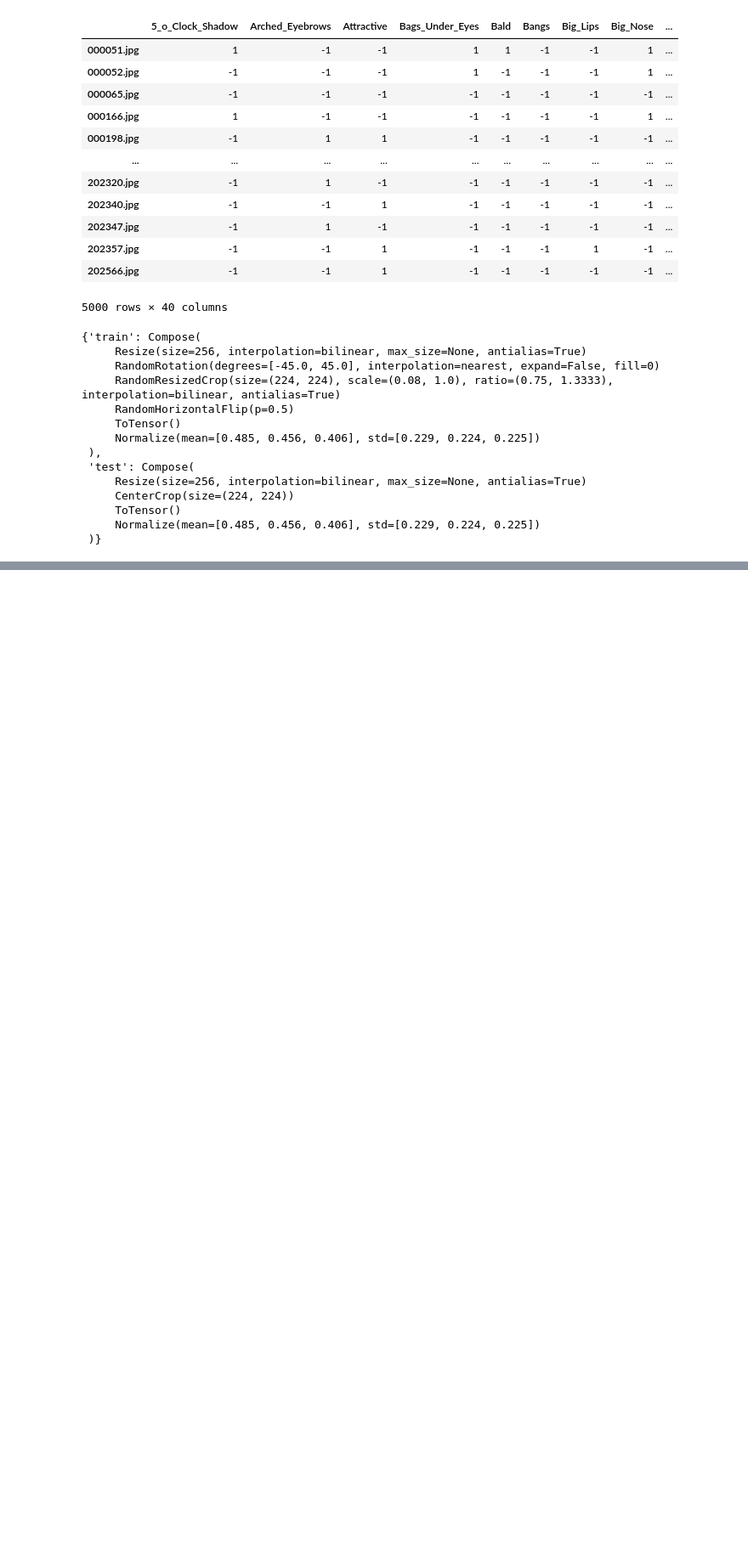
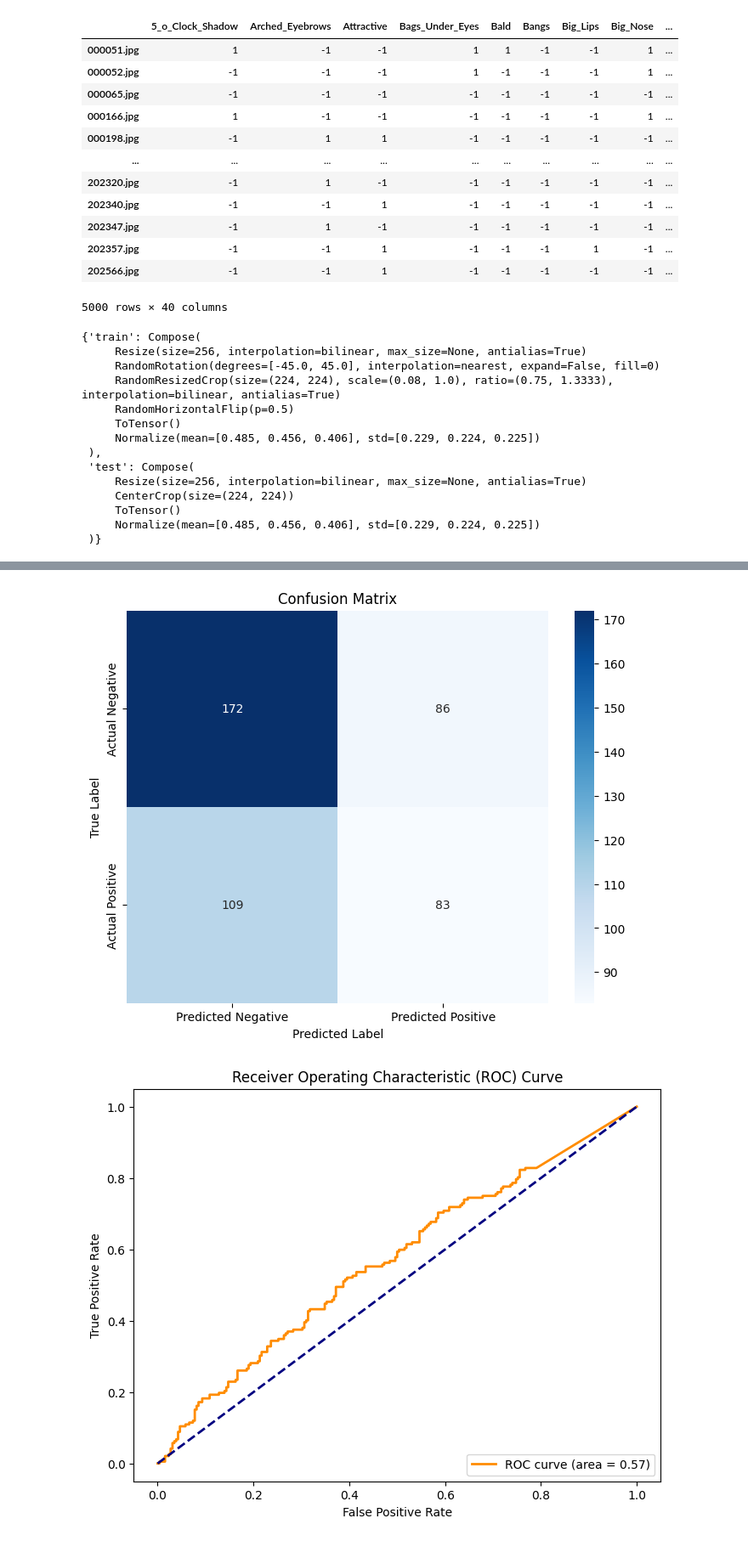
Before and after one commit to insomnius/aiiindonesia-project-1, a Jupyter notebook: arib/model_iteration_1.ipynb, the cells around one changed output, grey strips where cells are left out. Shown at 85% size. Cells and saved outputs as stored; diff of their text form; code cells hidden in the pictures; blank space fills up the shorter version.

```diff
--- a/arib/model_iteration_1.ipynb
+++ b/arib/model_iteration_1.ipynb
@@ -119,0 +300,51 @@ test_df
+# %%
+import matplotlib.pyplot as plt
+import pandas as pd
+from sklearn.metrics import roc_curve, auc, precision_recall_curve, average_precision_score
+from tensorflow.keras.models import Sequential
+from tensorflow.keras.layers import Conv2D, MaxPooling2D, Flatten, Dense
+from tensorflow.keras.preprocessing.image import ImageDataGenerator
+import seaborn as sns
+from sklearn.metrics import confusion_matrix
+# Evaluate the model on the validation set
+evaluation = model.evaluate(valid_generator)
+# Print the evaluation results
+print(f"Validation Loss: {evaluation[0]}")
+print(f"Validation Accuracy: {evaluation[1]}")
+# Plot the confusion matrix
+true_labels = valid_generator.classes
+predictions = model.predict(valid_generator)
+binary_predictions = [1 if pred > 0.5 else 0 for pred in predictions]
+conf_matrix = confusion_matrix(true_labels, binary_predictions)
+plt.figure(figsize=(8, 6))
+sns.heatmap(conf_matrix, annot=True, fmt='g', cmap='Blues',
+ xticklabels=['Predicted Negative', 'Predicted Positive'],
+ yticklabels=['Actual Negative', 'Actual Positive'])
+plt.title('Confusion Matrix')
+plt.xlabel('Predicted Label')
+plt.ylabel('True Label')
+plt.show()
+# Plot ROC Curve
+fpr, tpr, thresholds = roc_curve(true_labels, predictions)
+roc_auc = auc(fpr, tpr)
+plt.figure(figsize=(8, 6))
+plt.plot(fpr, tpr, color='darkorange', lw=2, label=f'ROC curve (area = {roc_auc:.2f})')
+plt.plot([0, 1], [0, 1], color='navy', lw=2, linestyle='--')
+plt.xlabel('False Positive Rate')
+plt.ylabel('True Positive Rate')
+plt.title('Receiver Operating Characteristic (ROC) Curve')
+plt.legend(loc='lower right')
+plt.show()
+# Plot Precision-Recall Curve
+precision, recall, _ = precision_recall_curve(true_labels, predictions)
+average_precision = average_precision_score(true_labels, predictions)
+plt.figure(figsize=(8, 6))
+plt.step(recall, precision, color='b', alpha=0.2, where='post')
+plt.fill_between(recall, precision, step='post', alpha=0.2, color='b')
+plt.xlabel('Recall')
+plt.ylabel('Precision')
+plt.ylim([0.0, 1.05])
+plt.xlim([0.0, 1.0])
+plt.title('Precision-Recall Curve (AP={0:.2f})'.format(average_precision))
+plt.show()
+# %% [output]
@@ -119,0 +355,2 @@ test_df
+[figure, added]
+[figure, added]
```
Also changed, not shown: parts of 14 cells of this notebook, 1 other file.
